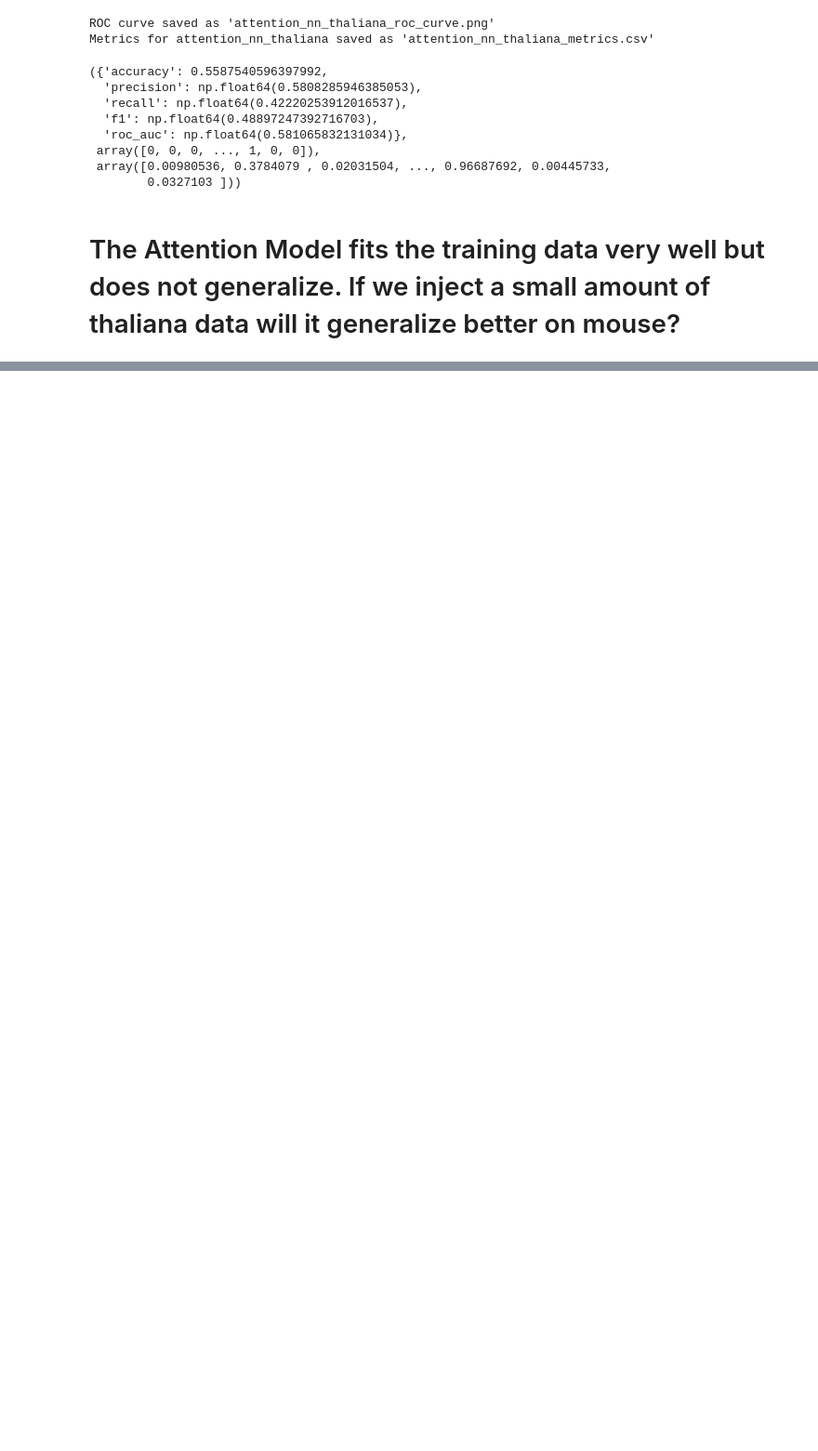
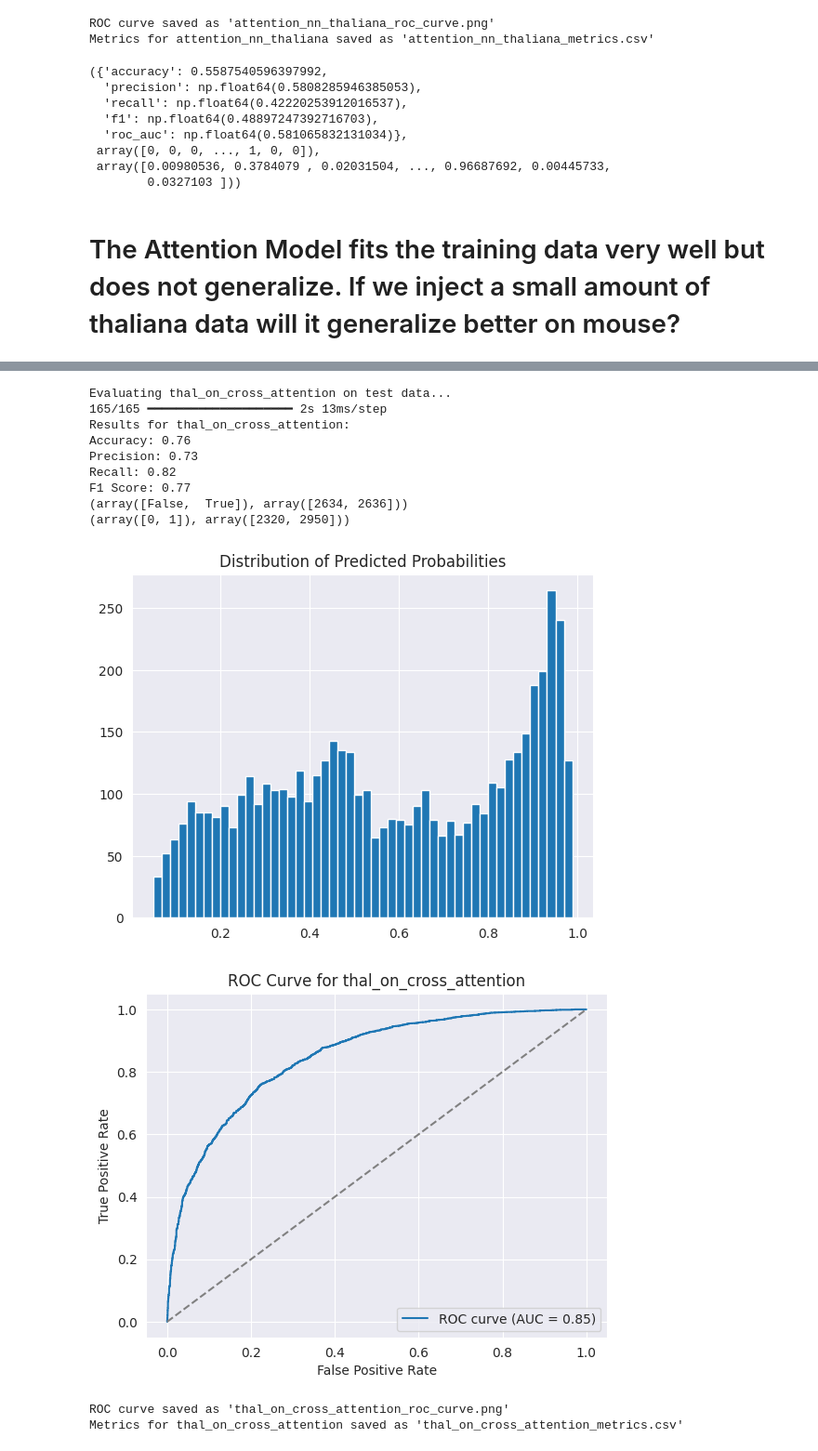
Before and after one commit to Jorjorian/PromoterKmers, a Jupyter notebook: ProjectDraftCode.ipynb, the cells around one changed output, grey strips where cells are left out. Shown at 93% size. Cells and saved outputs as stored; diff of their text form; code cells hidden in the pictures; blank space fills up the shorter version.

```diff
--- a/ProjectDraftCode.ipynb
+++ b/ProjectDraftCode.ipynb
@@ -1104,0 +1237,16 @@ ValueError: y_prob has values outside [0, 1].
+# %%
+mouse_on_cross_metrics = evaluate_model(attention_model, thal_x_test, thal_y_test,'thal_on_cross_attention',True, max_length, tokenizer)
+# %% [output]
+Evaluating thal_on_cross_attention on test data...
+165/165 ━━━━━━━━━━━━━━━━━━━━ 2s 13ms/step
+Results for thal_on_cross_attention:
+Accuracy: 0.76
+Precision: 0.73
+Recall: 0.82
+F1 Score: 0.77
+(array([False,  True]), array([2634, 2636]))
+(array([0, 1]), array([2320, 2950]))
+[figure, added]
+[figure, added]
+ROC curve saved as 'thal_on_cross_attention_roc_curve.png'
+Metrics for thal_on_cross_attention saved as 'thal_on_cross_attention_metrics.csv'
```
Also changed, not shown: parts of 15 cells of this notebook, 2 other files.
